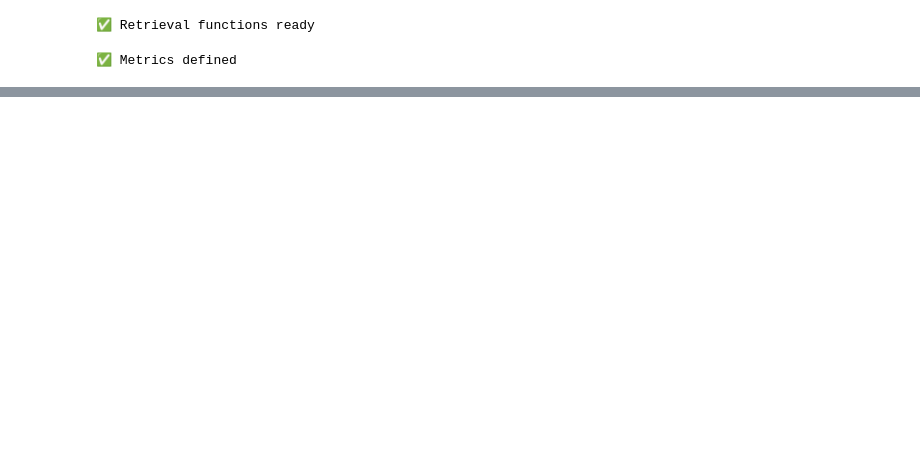
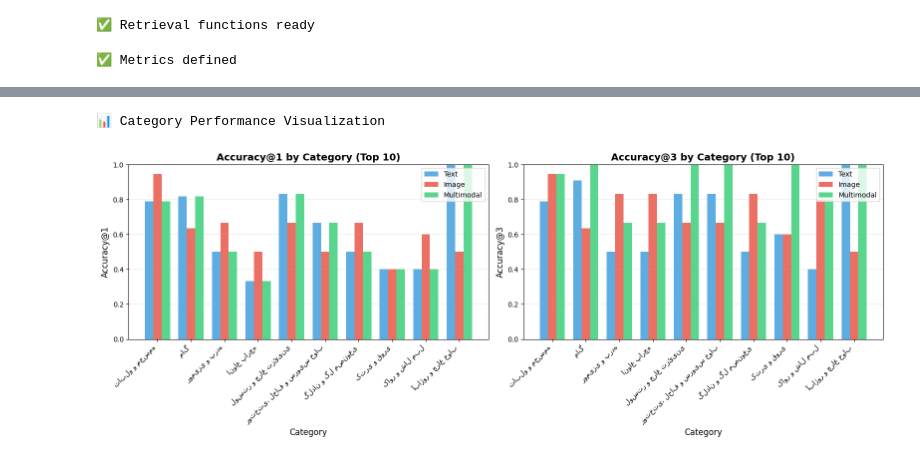
Before and after one commit to ariaalyasin/Torob-Rag, a Jupyter notebook: notebooks/05_Hyperparameter_Tuning_and_Evaluation.ipynb, the cells around one changed output, grey strips where cells are left out. Cells and saved outputs as stored; diff of their text form; code cells hidden in the pictures; blank space fills up the shorter version.

```diff
--- a/notebooks/05_Hyperparameter_Tuning_and_Evaluation.ipynb
+++ b/notebooks/05_Hyperparameter_Tuning_and_Evaluation.ipynb
@@ -605,0 +761,45 @@ Multimodal 0.968667         0.099
+# %%
+# Visualize category performance
+print("\n📊 Category Performance Visualization")
+
+# Select top 10 categories by count for visualization
+top_categories = df_category.head(10).copy()
+
+fig, axes = plt.subplots(1, 2, figsize=(16, 6))
+
+# Accuracy@1 comparison
+x = np.arange(len(top_categories))
+width = 0.25
+
+axes[0].bar(x - width, top_categories["Text Acc@1"], width, label='Text', color='#3498db', alpha=0.8)
+axes[0].bar(x, top_categories["Image Acc@1"], width, label='Image', color='#e74c3c', alpha=0.8)
+axes[0].bar(x + width, top_categories["Multi Acc@1"], width, label='Multimodal', color='#2ecc71', alpha=0.8)
+
+axes[0].set_xlabel('Category', fontsize=12)
+axes[0].set_ylabel('Accuracy@1', fontsize=12)
+axes[0].set_title('Accuracy@1 by Category (Top 10)', fontsize=14, fontweight='bold')
+axes[0].set_xticks(x)
+axes[0].set_xticklabels(top_categories["Category"], rotation=45, ha='right')
+axes[0].legend()
+axes[0].grid(axis='y', alpha=0.3)
+axes[0].set_ylim(0, 1.0)
+
+# Accuracy@3 comparison
+axes[1].bar(x - width, top_categories["Text Acc@3"], width, label='Text', color='#3498db', alpha=0.8)
+axes[1].bar(x, top_categories["Image Acc@3"], width, label='Image', color='#e74c3c', alpha=0.8)
+axes[1].bar(x + width, top_categories["Multi Acc@3"], width, label='Multimodal', color='#2ecc71', alpha=0.8)
+
+axes[1].set_xlabel('Category', fontsize=12)
+axes[1].set_ylabel('Accuracy@3', fontsize=12)
+axes[1].set_title('Accuracy@3 by Category (Top 10)', fontsize=14, fontweight='bold')
+axes[1].set_xticks(x)
+axes[1].set_xticklabels(top_categories["Category"], rotation=45, ha='right')
+axes[1].legend()
+axes[1].grid(axis='y', alpha=0.3)
+axes[1].set_ylim(0, 1.0)
+
+plt.tight_layout()
+plt.show()
+# %% [output]
+📊 Category Performance Visualization
+[figure, added]
```
Also changed, not shown: parts of 13 cells of this notebook, 3 other files.
